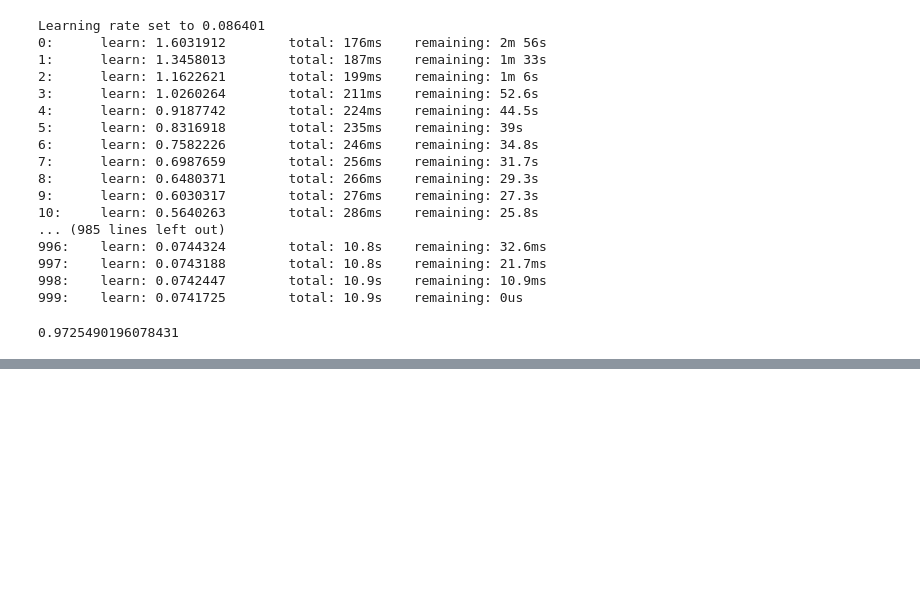
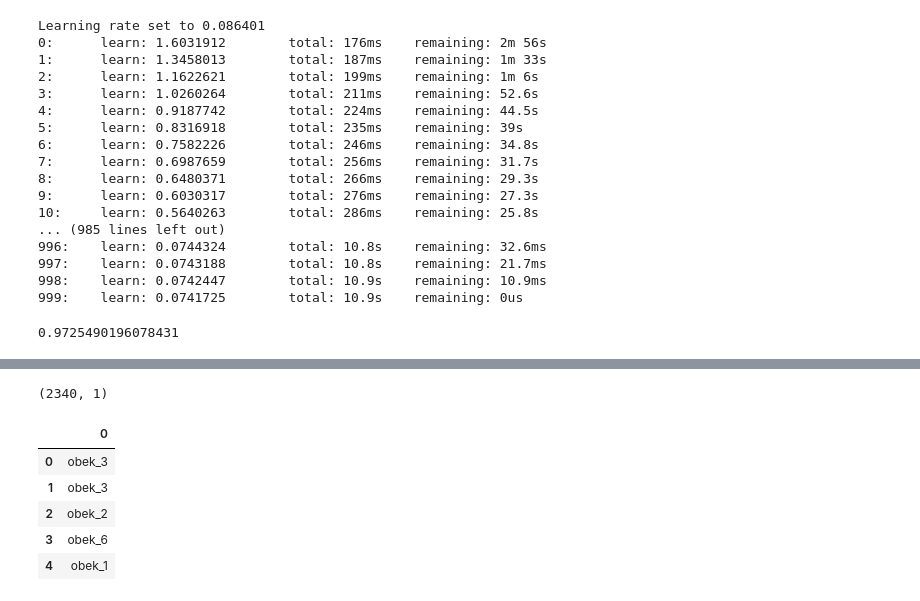
Before and after one commit to lte03/DATATHON2023, a Jupyter notebook: clasification.ipynb, the cells around one changed output, grey strips where cells are left out. Saved outputs shown, nothing was run; the diff lists cells and outputs as text; code cells hidden in the pictures; blank space fills up the shorter version.

```diff
--- a/clasification.ipynb
+++ b/clasification.ipynb
@@ -568,4 +568,4 @@ accuracy_score(y, y_pred_catboost)
 # %% [output]
 0.9725490196078431
 # %%
-test_pred_cat=cat_model.predict(x)
+test_pred_cat=cat_model.predict(test_df)
@@ -571,0 +582,13 @@ test_pred_cat=cat_model.predict(x)
+# %%
+test_pred_cat.shape
+# %% [output]
+(2340, 1)
+# %%
+test_pred_cat.head(5)
+# %% [output]
+|  | 0 |
+| 0 | obek_3 |
+| 1 | obek_3 |
+| 2 | obek_2 |
+| 3 | obek_6 |
+| 4 | obek_1 |
```
Also changed, not shown: parts of 9 cells of this notebook, 1 other file.
